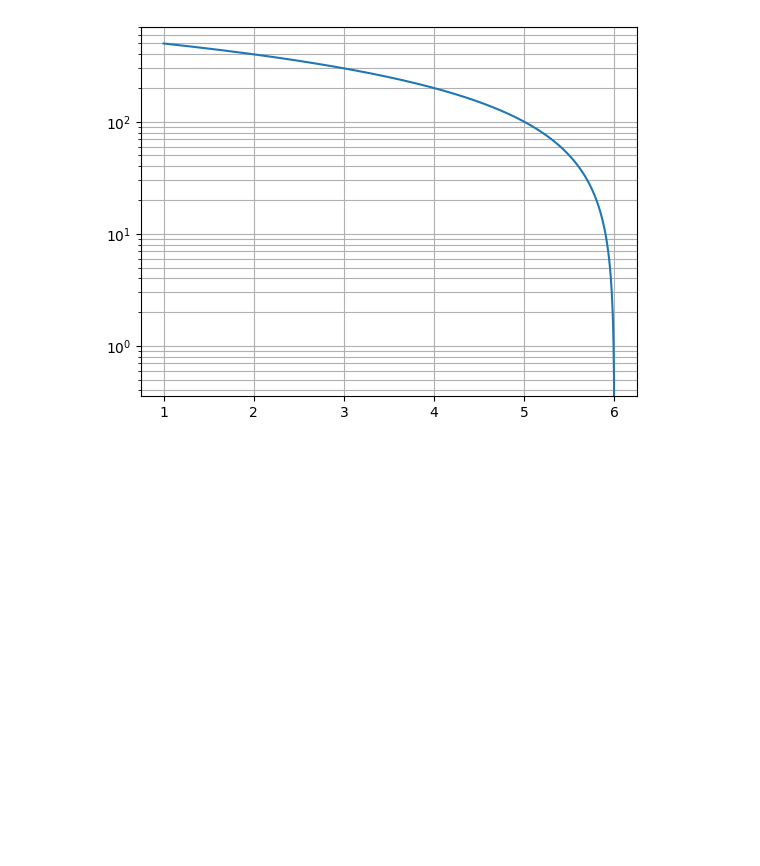
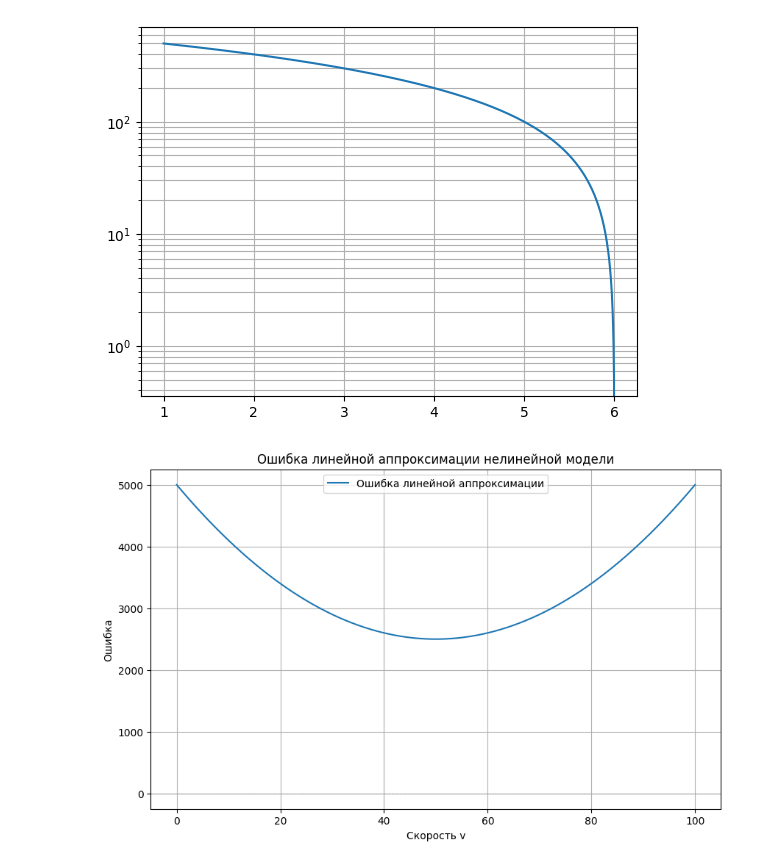
Before and after one commit to artem701/autosim, a Jupyter notebook: doc/autosim.ipynb, the cells around one changed output. Drawn from its saved outputs; the diff is of its cells as text; code cells hidden in the pictures; blank space fills up the shorter version.

```diff
--- a/doc/autosim.ipynb
+++ b/doc/autosim.ipynb
@@ -134,3 +134,40 @@ plt.plot(x, y)
 plt.grid(which='both')
 # %% [output]
 [figure]
+# %%
+import numpy as np
+import matplotlib.pyplot as plt
+
+# Параметры системы
+k = 1.0  # Константа пропорциональности силы
+m = 1.0  # Масса тела
+v0 = 50.0  # Точка равновесия
+
+# Определение функции ошибок
+def non_linear_dvdt(v, k, m):
+    return (k * v**2) / m
+
+def linear_approx_dvdt(v, k, m, v0):
+    return (2 * k * v0 / m) * (v - v0)
+
+def error(v, k, m, v0):
+    return non_linear_dvdt(v, k, m) - linear_approx_dvdt(v, k, m, v0)
+
+# Диапазон скоростей
+v_range = np.linspace(0, 100, 500)
+
+# Вычисление ошибок
+errors = error(v_range, k, m, v0)
+
+# Построение графиков
+plt.figure(figsize=(10, 6))
+plt.plot(v_range, errors, label='Ошибка линейной аппроксимации')
+plt.axhline(0, color='gray', linestyle='--', linewidth=0.5)
+plt.xlabel('Скорость v')
+plt.ylabel('Ошибка')
+plt.title('Ошибка линейной аппроксимации нелинейной модели')
+plt.legend()
+plt.grid(True)
+plt.show()
+# %% [output]
+[figure, added]
```
Also changed, not shown: parts of 3 cells of this notebook, 3 other files.
